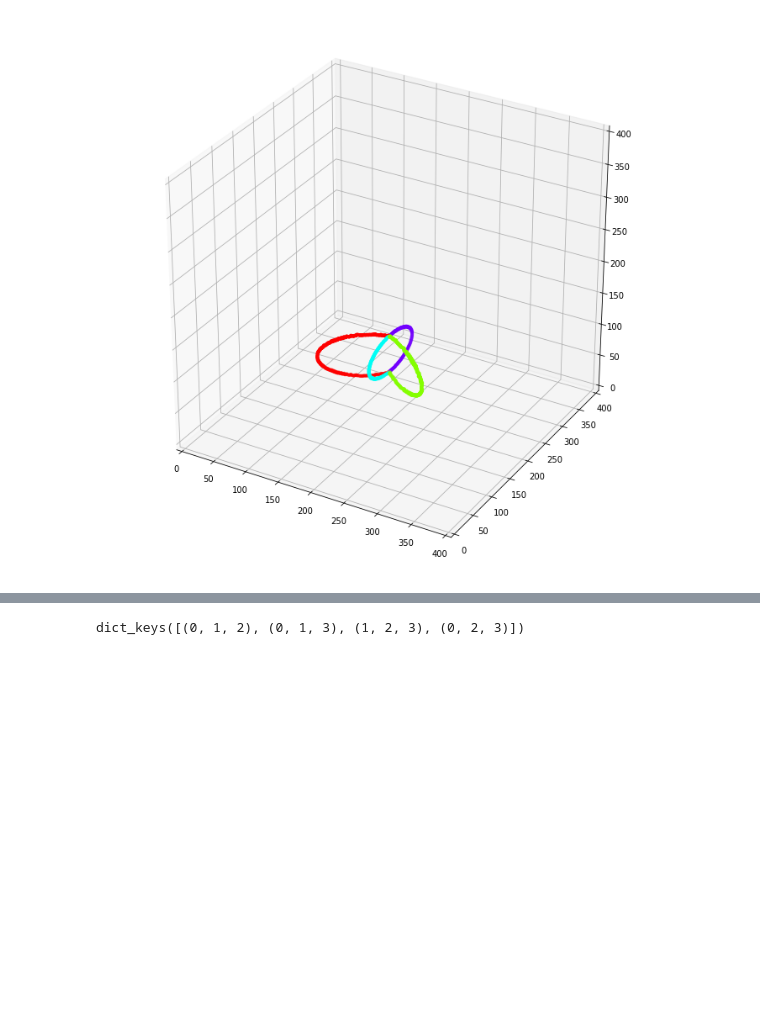
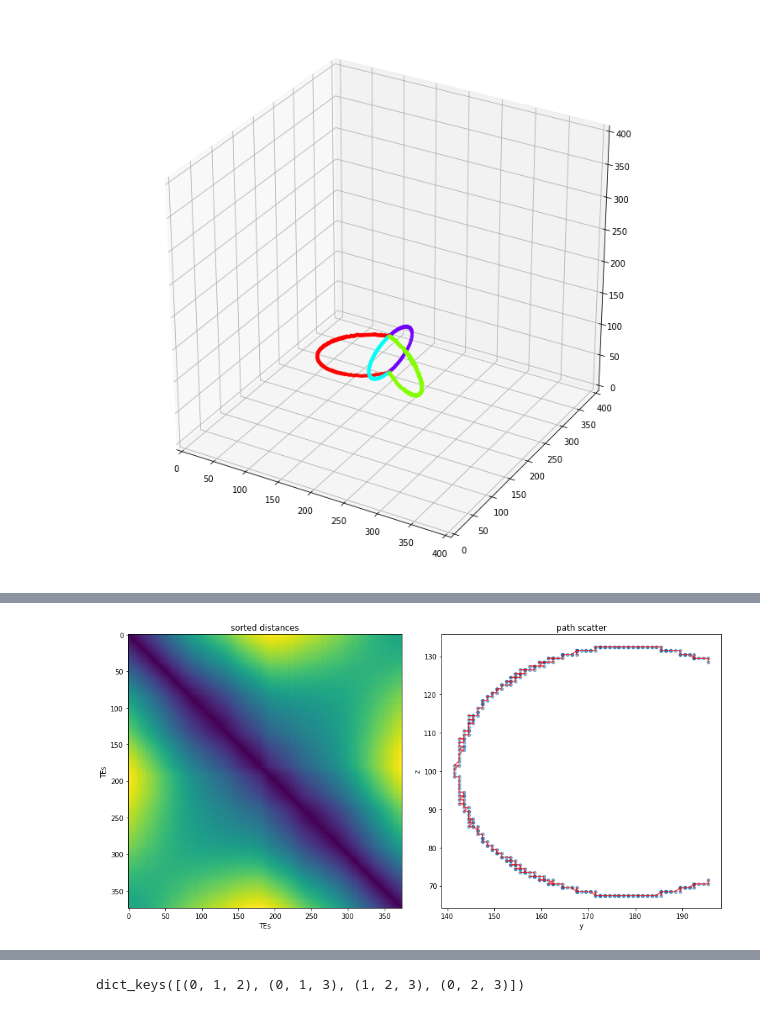
Before and after one commit to amarallab/pyCFI, a Jupyter notebook: notebooks/DEV_anglesJ.ipynb, the cells around one changed output, grey strips where cells are left out. Drawn from its saved outputs; the diff is of its cells as text; code cells hidden in the pictures; blank space fills up the shorter version.

```diff
--- a/notebooks/DEV_anglesJ.ipynb
+++ b/notebooks/DEV_anglesJ.ipynb
@@ -180,0 +216,45 @@ plt.show()
+# %%
+### Find BFS tree from all sources
+
+all_paths = []
+all_dsums = []
+for n in G.nodes():
+
+    # Get BFS tree
+    path = list(nx.bfs_tree(G, n))
+
+    # Get sum of all distances within tree
+    dsum = 0.0
+    for p in range(len(path)-1):
+        dsum += dists[path[p], path[p+1]]
+
+    # Keep results
+    all_paths.append(path)
+    all_dsums.append(dsum)
+
+# Select the best solution
+best_path = all_paths[np.argmin(all_dsums)]
+sorted_TJ = TJ[best_path]
+# %%
+### Visualize the sorted result
+
+# Get sorted pairwise distances
+sorted_dists = ds.squareform(ds.pdist(sorted_TJ))
+
+# Plot pairwise distances
+fig, ax = plt.subplots(1, 2, figsize=(13,6.5))
+ax[0].imshow(sorted_dists)
+ax[0].set_title("sorted distances")
+ax[0].set_xlabel('TEs'); ax[0].set_ylabel('TEs')
+
+# Plot path/tree on scatter
+ax[1].scatter(TJ[:,1], TJ[:,0], s=20, alpha=0.5)
+ax[1].plot(sorted_TJ[:,1], sorted_TJ[:,0], c='r', alpha=0.75)
+ax[1].set_title("path scatter")
+ax[1].set_xlabel('y'); ax[1].set_ylabel('z')
+
+# Done
+plt.tight_layout()
+plt.show()
+# %% [output]
+[figure, added]
```
Also changed, not shown: parts of 33 cells of this notebook.
